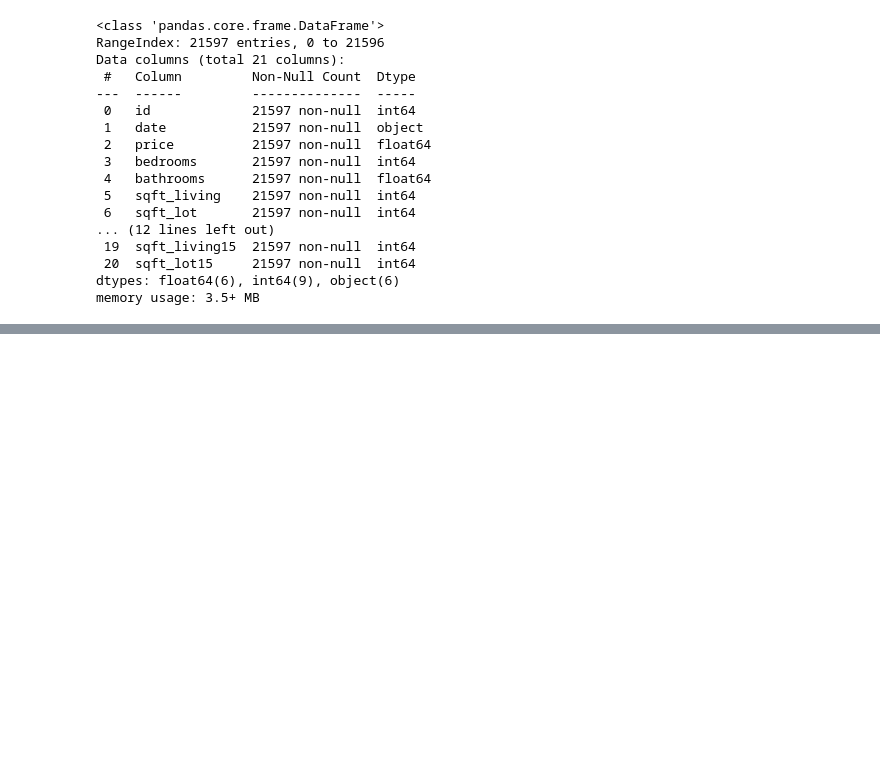
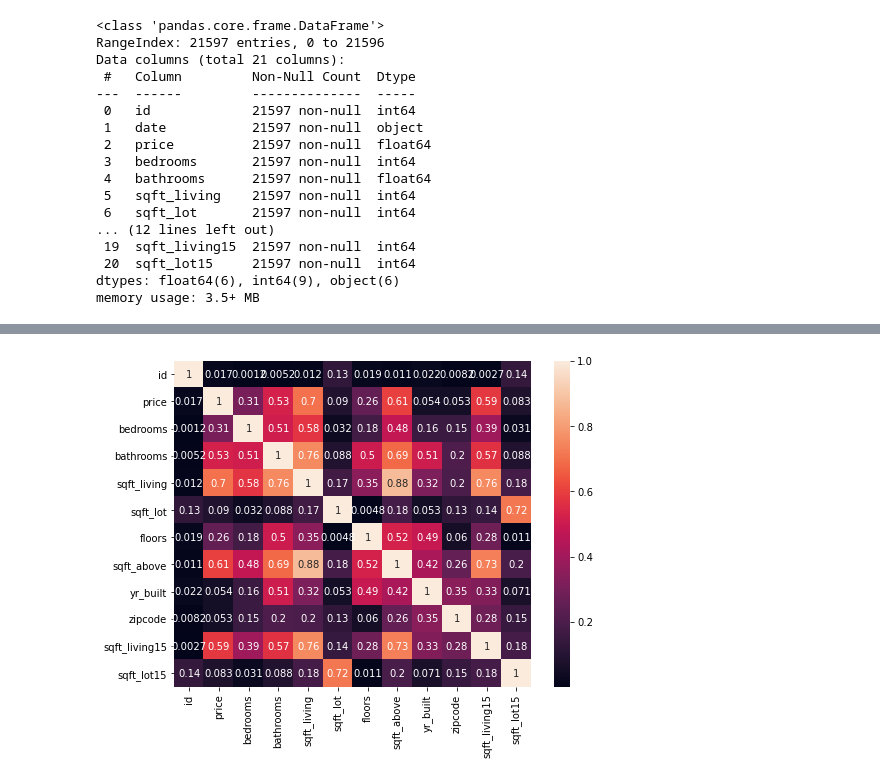
Before and after one commit to MackoyS/sarah-and-mackoy-price-modeling, a Jupyter notebook: mackoy_eda.ipynb, the cells around one changed output, grey strips where cells are left out. Saved outputs shown, nothing was run; the diff lists cells and outputs as text; code cells hidden in the pictures; blank space fills up the shorter version.

```diff
--- a/mackoy_eda.ipynb
+++ b/mackoy_eda.ipynb
@@ -6,5 +6,5 @@ import seaborn as sns
 import statsmodels.api as sm
 from statsmodels.formula.api import ols
 # %%
-housedf = pd.read_csv('data/kc_house_data.csv')
+data = pd.read_csv('data/kc_house_data.csv')
 # %%
@@ -39,0 +61,2 @@ memory usage: 3.5+ MB
+# %%
+df = data.copy()
@@ -39,0 +214,4 @@ memory usage: 3.5+ MB
+# %%
+df = df.drop(columns = ['sqft_basement', 'yr_renovated', 'lat', 'long', 'view', 'condition', 'waterfront'])
+#convert date to date time
+df['date'] = pd.to_datetime(data['date'])
@@ -39,0 +222,2 @@ memory usage: 3.5+ MB
+# %%
+df['grade_num'] = data['grade'].map(lambda x:x.split(' ', 1)[0])
@@ -39,0 +239,6 @@ memory usage: 3.5+ MB
+# %%
+plt.figure(figsize=(8,6))
+sns.heatmap(df.corr().abs(), annot=True)
+plt.show()
+# %% [output]
+[figure, added]
```
Also changed, not shown: parts of 21 cells of this notebook.
